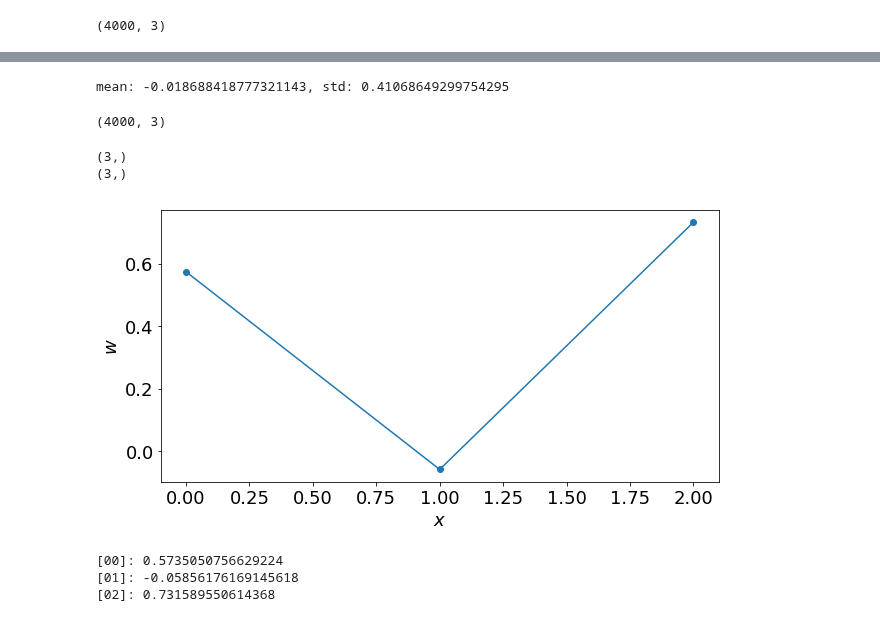
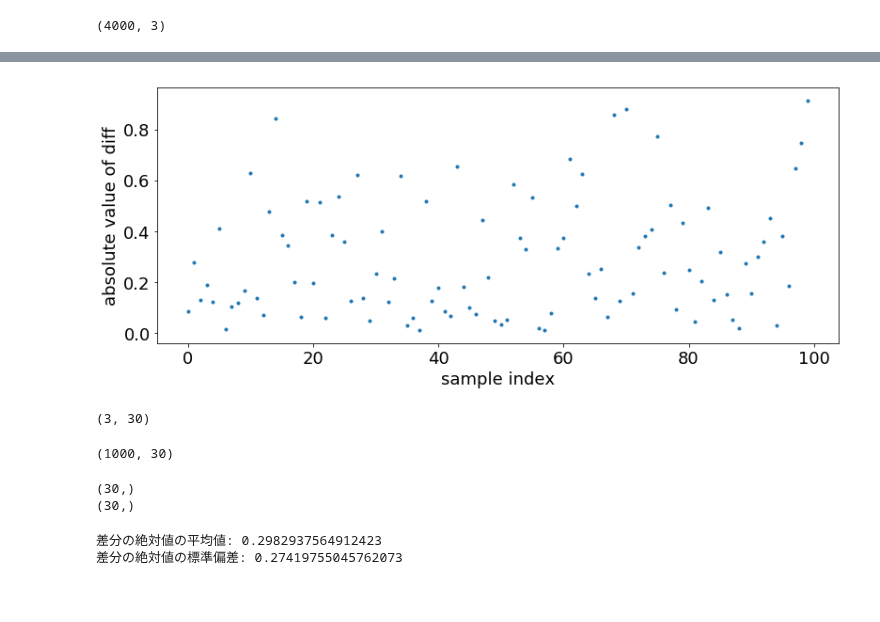
Before and after one commit to seiya-kumada/cct_blog, a Jupyter notebook: automatic_relevance_determination/sample_multi_dim.ipynb, the cells around one changed output, grey strips where cells are left out. Saved outputs shown, nothing was run; the diff lists cells and outputs as text; code cells hidden in the pictures; blank space fills up the shorter version.

```diff
--- a/automatic_relevance_determination/sample_multi_dim.ipynb
+++ b/automatic_relevance_determination/sample_multi_dim.ipynb
@@ -87,0 +142,21 @@ plt.show()
+# %%
+# 差の絶対値
+
+plt.figure(figsize=(13, 5))
+size = abs_errors.shape[0]
+xs = list(range(size))
+plt.scatter(xs, abs_errors, marker=".")
+plt.xlabel("sample index")
+plt.ylabel("absolute value of diff")
+plt.show()
+# %% [output]
+[figure, added]
+# %%
+# テストデータ
+TEST_DATA_SIZE = 30
+test_xs, test_ys = sklearn_ardregression.make_dataset(TEST_DATA_SIZE)
+test_xs, test_ys = sklearn_ardregression.normalize(test_xs, test_ys)
+test_xs = test_xs.transpose(1, 0)
+print(test_xs.shape)
+# %% [output]
+(3, 30)
@@ -88,41 +168,25 @@ plt.show()
+# %%
+ppc_z = ppc["z"]
+print(ppc_z.shape)
+# %% [output]
+(1000, 30)
+# %%
+# 平均値と標準偏差
+ppc_z_mean = np.mean(ppc_z, axis=0)
+ppc_z_std = np.std(ppc_z, axis=0)
+print(ppc_z_mean.shape)
+print(ppc_z_std.shape)
+# %% [output]
+(30,)
+(30,)
 # %%
-# 相対誤差の平均値と標準偏差
-abs_errors = np.abs(observed_ys- ppc_z_mean) / observed_ys
+# 誤差の絶対値の平均値と標準偏差
+
+abs_errors = np.abs(test_ys- ppc_z_mean)
 mean_abs_errors = np.mean(abs_errors)
 std_abs_errors = np.std(abs_errors)
-print("mean: {}, std: {}".format(mean_abs_errors, std_abs_errors))
+print("差分の絶対値の平均値: {}".format(mean_abs_errors))
+print("差分の絶対値の標準偏差: {}".format(std_abs_errors))
 # %% [output]
-mean: -0.018688418777321143, std: 0.41068649299754295
+差分の絶対値の平均値: 0.2982937564912423
+差分の絶対値の標準偏差: 0.27419755045762073
-# %%
-tw= trace["w"]
-print(tw.shape)
-# %% [output]
-(4000, 3)
-# %%
-tw_mean = np.mean(tw, axis=0)
-tw_std = np.std(tw, axis=0)
-print(tw_mean.shape)
-print(tw_std.shape)
-# %% [output]
-(3,)
-(3,)
-# %%
-plt.figure(figsize=(10, 5))
-xs = range(tw_std.shape[0])
-plt.plot(xs, tw_mean, marker="o")
-
-plt.xlabel("$x$")
-plt.ylabel("$w$")
-
-# plt.fill_between(xs, tw_mean - tw_std, tw_mean + tw_std, color='yellow', alpha=0.2)
-
-plt.show()
-# %% [output]
-[figure, removed]
-# %%
-for i, v in enumerate(tw_mean):
-    print("[{:0>2}]: {}".format(i, v))
-# %% [output]
-[00]: 0.5735050756629224
-[01]: -0.05856176169145618
-[02]: 0.731589550614368
```
Also changed, not shown: parts of 21 cells of this notebook, 1 other file.
